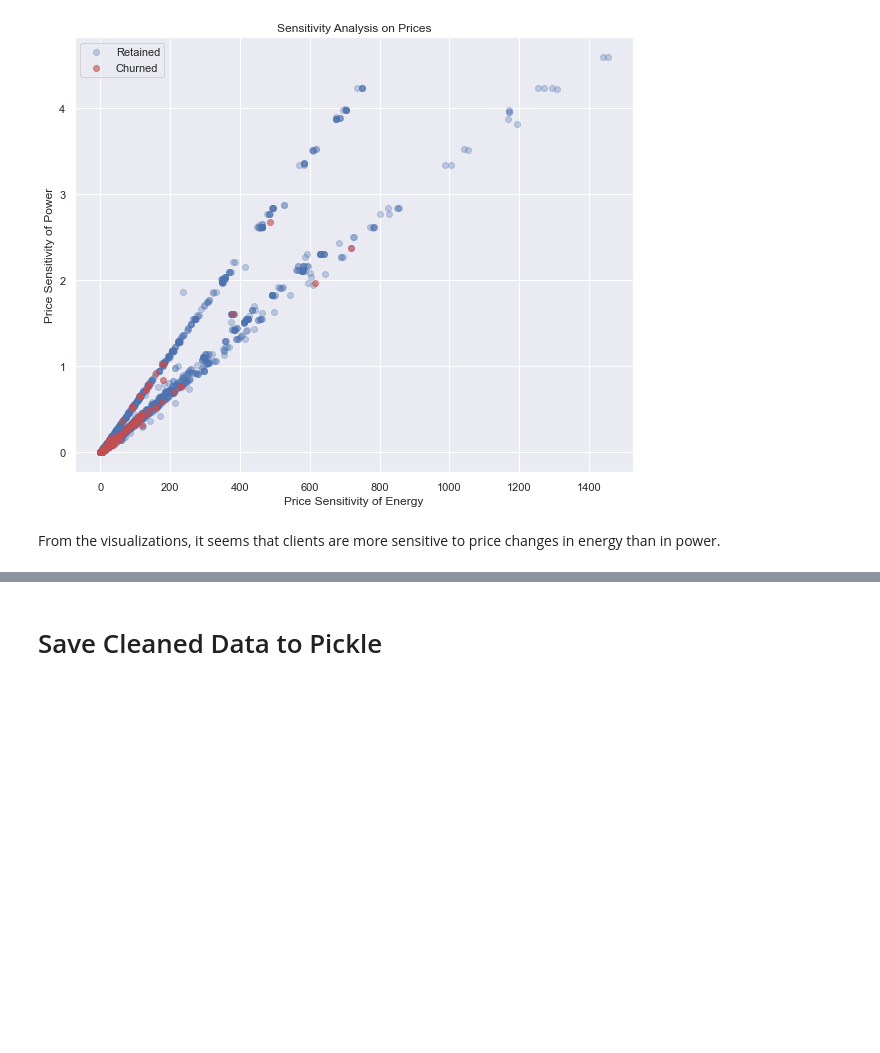
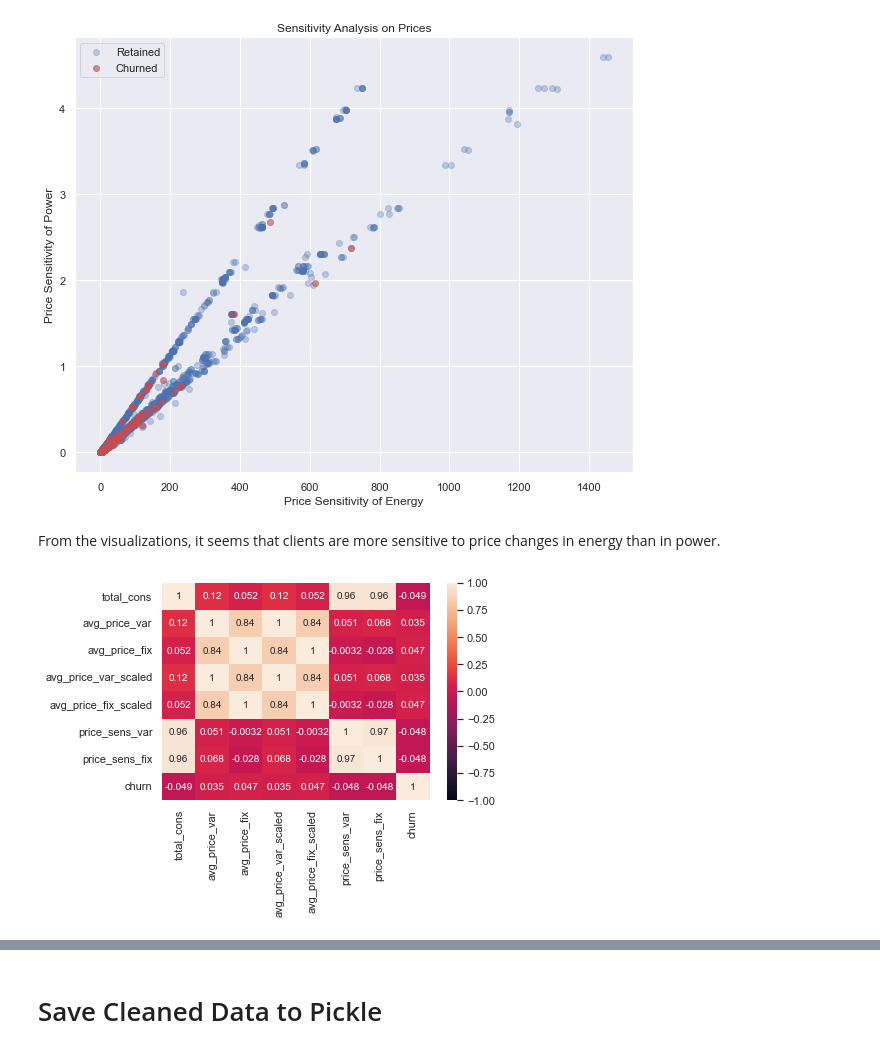
Before and after one commit to saul-chirinos/BCG_DS_VEP, a Jupyter notebook: Task_2/bcg_eda.ipynb, the cells around one changed output, grey strips where cells are left out. Drawn from its saved outputs; the diff is of its cells as text; code cells hidden in the pictures; blank space fills up the shorter version.

```diff
--- a/Task_2/bcg_eda.ipynb
+++ b/Task_2/bcg_eda.ipynb
@@ -380,3 +371,8 @@ plt.show()
 [figure]
 # %% [markdown]
 From the visualizations, it seems that clients are more sensitive to price changes in energy than in power.
+# %%
+sns.heatmap(price_churn_analysis.corr(), vmin=-1, vmax=1, annot=True)
+plt.show()
+# %% [output]
+[figure, added]
```
Also changed, not shown: parts of 9 cells of this notebook.
